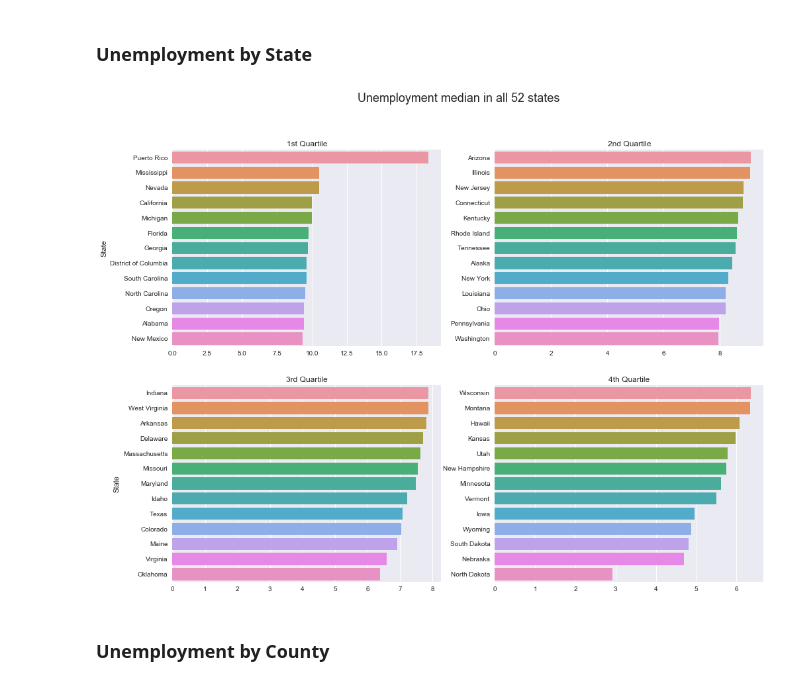
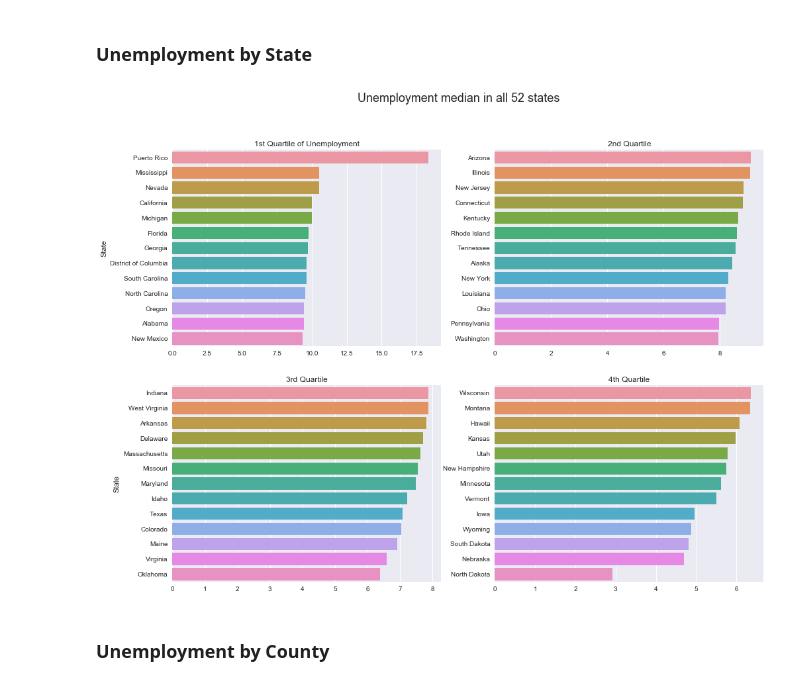
Before and after one commit to pstetz/Kaggle, a Jupyter notebook: in_progress/census/state_focus.ipynb, the cells around one changed output. Saved outputs shown, nothing was run; the diff lists cells and outputs as text; code cells hidden in the pictures.

```diff
--- a/in_progress/census/state_focus.ipynb
+++ b/in_progress/census/state_focus.ipynb
@@ -153,22 +153,22 @@ _ = (
 # %%
 fig, axarr = plt.subplots(2, 2, figsize=(16, 12))
 fig.suptitle("Unemployment median in all 52 states", fontsize=18)
 
 census["Tot_Unemployment"] = census.Unemployment * census.TotalPop
 unemployment = census.groupby("State").Tot_Unemployment.sum() / census.groupby("State").TotalPop.sum()
 unemployment = unemployment.sort_values(ascending=False)
 
 data = unemployment.head(13)
-sns.barplot(x=data.values, y=data.index, ax=axarr[0][0]).set(title="1st Quartile")
+sns.barplot(x=data.values, y=data.index, ax=axarr[0][0]).set(title="1st Quartile of Unemployment")
 data = unemployment.iloc[13:26]
 sns.barplot(x=data.values, y=data.index, ax=axarr[0][1]).set(title="2nd Quartile", ylabel="")
 
 data = unemployment.iloc[26:39]
 sns.barplot(x=data.values, y=data.index, ax=axarr[1][0]).set(title="3rd Quartile")
 data = unemployment.tail(13)
 _ = sns.barplot(x=data.values, y=data.index, ax=axarr[1][1]).set(title="4th Quartile", ylabel="")
 # %% [output]
-[figure, old version]
+[figure, new version]
 # %% [markdown]
 ### Unemployment by County
 # %%
```
Also changed, not shown: 5 other files.
